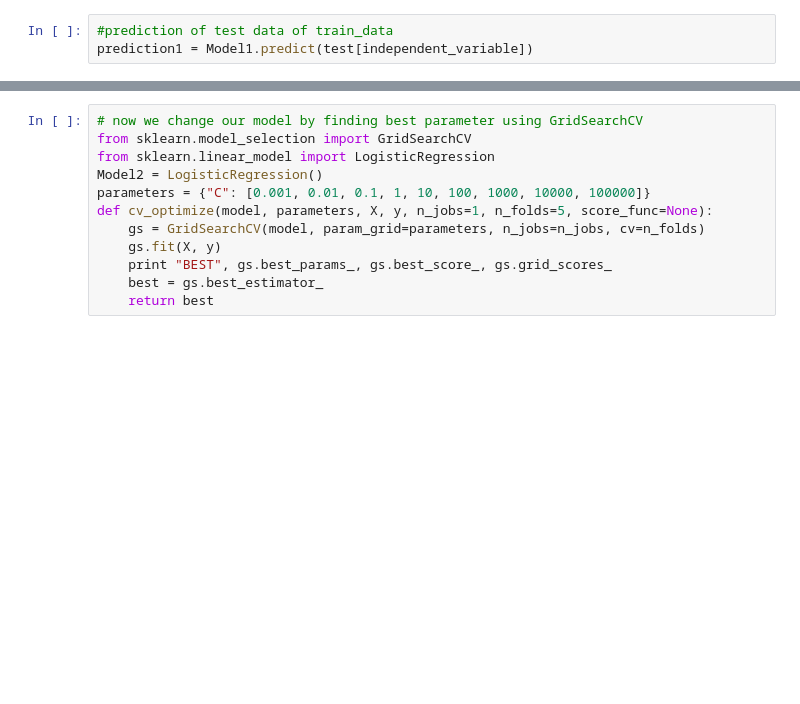
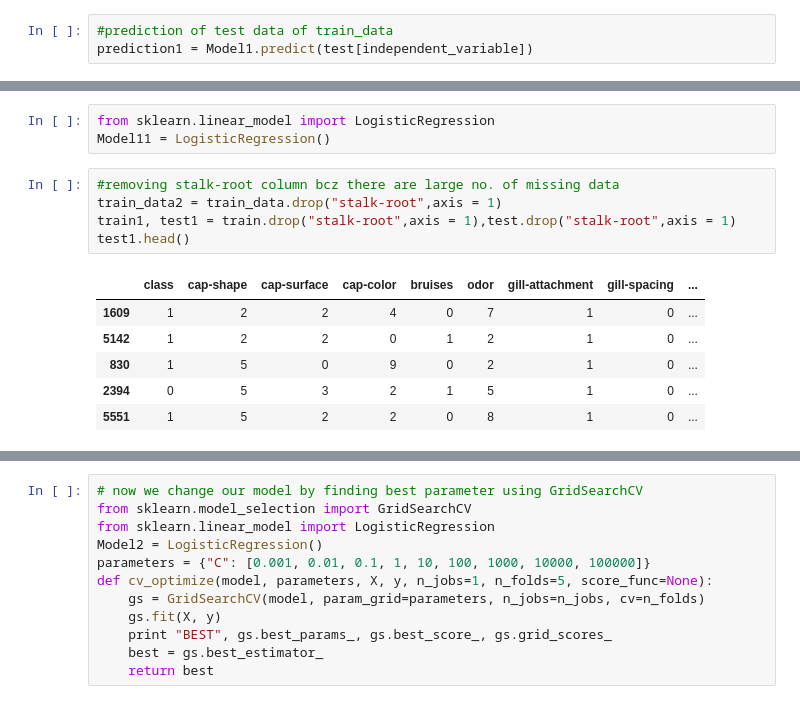
Before and after one commit to NihitJain/DSG_Assignment, a Jupyter notebook: DSG_Assignment.ipynb, the cells around one changed output, grey strips where cells are left out. Saved outputs shown, nothing was run; the diff lists cells and outputs as text; blank space fills up the shorter version.

```diff
--- a/DSG_Assignment.ipynb
+++ b/DSG_Assignment.ipynb
@@ -191,0 +206,15 @@ avg / total       0.95      0.95      0.95      1138
+# %%
+from sklearn.linear_model import LogisticRegression
+Model11 = LogisticRegression()
+# %%
+#removing stalk-root column bcz there are large no. of missing data
+train_data2 = train_data.drop("stalk-root",axis = 1)
+train1, test1 = train.drop("stalk-root",axis = 1),test.drop("stalk-root",axis = 1)
+test1.head()
+# %% [output]
+|  | class | cap-shape | cap-surface | cap-color | bruises | odor | gill-attachment | gill-spacing | ... |
+| 1609 | 1 | 2 | 2 | 4 | 0 | 7 | 1 | 0 | ... |
+| 5142 | 1 | 2 | 2 | 0 | 1 | 2 | 1 | 0 | ... |
+| 830 | 1 | 5 | 0 | 9 | 0 | 2 | 1 | 0 | ... |
+| 2394 | 0 | 5 | 3 | 2 | 1 | 5 | 1 | 0 | ... |
+| 5551 | 1 | 5 | 2 | 2 | 0 | 8 | 1 | 0 | ... |
```
Also changed, not shown: parts of 37 cells of this notebook.
